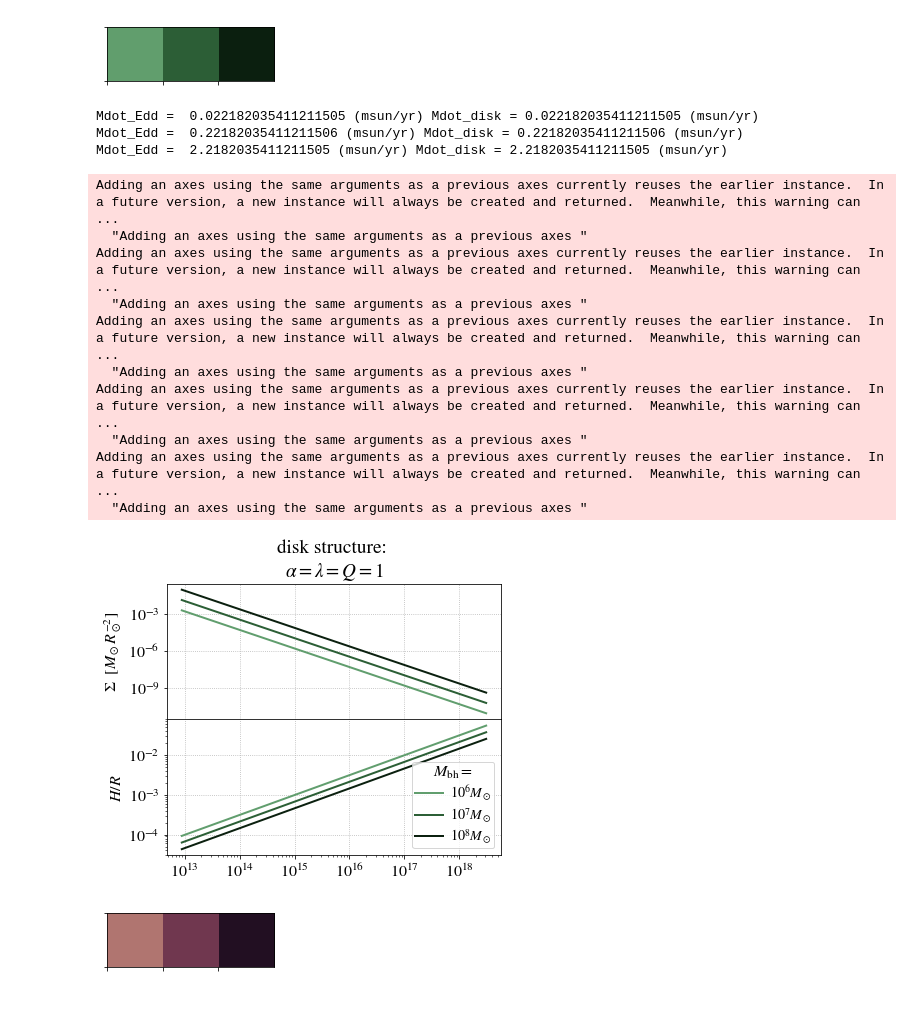
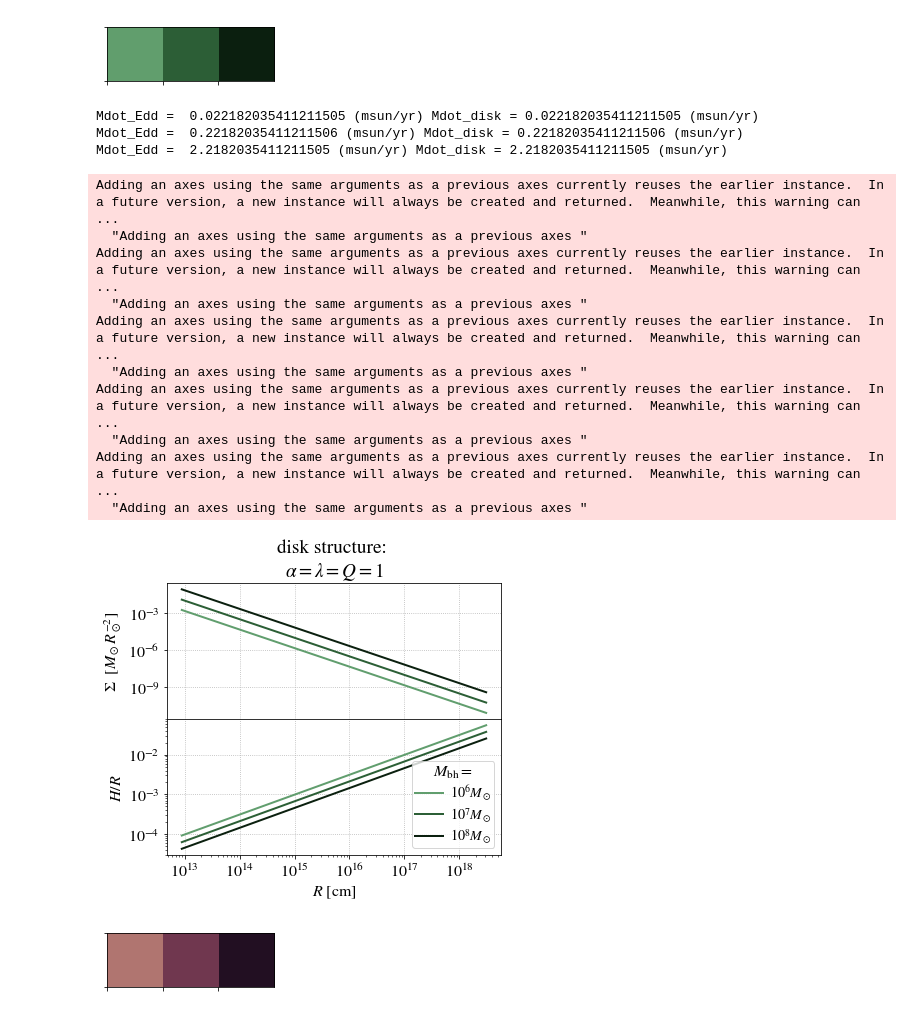
Before and after one commit to morganemacleod/NSC_dynamics, a Jupyter notebook: MacLeodLin2019/Star_Disk_Interaction_Paper_Figures.ipynb, the cells around one changed output. Cells and saved outputs as stored; diff of their text form; code cells hidden in the pictures.

```diff
--- a/MacLeodLin2019/Star_Disk_Interaction_Paper_Figures.ipynb
+++ b/MacLeodLin2019/Star_Disk_Interaction_Paper_Figures.ipynb
@@ -54,34 +54,35 @@ for i,Mbh in enumerate([1e6,1e7,1e8]):
     plt.ylabel("$\Sigma \ \ [M_\odot  R_\odot^{-2}]$")
 
     plt.subplot(212)
     plt.plot(r,d.h(r),color=myc[i],lw=2,label=labeltext[i])
     plt.loglog()
     plt.grid(ls=':')
     plt.ylabel("$H/R$")
+    plt.xlabel("$R$ [cm]")
     plt.legend(loc='lower right',title=r'$M_{\rm bh} = $',frameon=True)
 
 
 
 plt.subplots_adjust(hspace=0)
 plt.subplot(211)
 plt.title("disk structure: \n"+ r"$\alpha=\lambda=Q=1$")
 
 plt.savefig("../../disk_structure.pdf",bbox_inches='tight')
 # %% [output]
 Mdot_Edd =  0.022182035411211505 (msun/yr) Mdot_disk = 0.022182035411211505 (msun/yr)
 Mdot_Edd =  0.22182035411211506 (msun/yr) Mdot_disk = 0.22182035411211506 (msun/yr)
 Mdot_Edd =  2.2182035411211505 (msun/yr) Mdot_disk = 2.2182035411211505 (msun/yr)
 Adding an axes using the same arguments as a previous axes currently reuses the earlier instance.  In a future version, a new instance will always be created and returned.  Meanwhile, this warning can ...
   "Adding an axes using the same arguments as a previous axes "
 Adding an axes using the same arguments as a previous axes currently reuses the earlier instance.  In a future version, a new instance will always be created and returned.  Meanwhile, this warning can ...
   "Adding an axes using the same arguments as a previous axes "
 Adding an axes using the same arguments as a previous axes currently reuses the earlier instance.  In a future version, a new instance will always be created and returned.  Meanwhile, this warning can ...
   "Adding an axes using the same arguments as a previous axes "
 Adding an axes using the same arguments as a previous axes currently reuses the earlier instance.  In a future version, a new instance will always be created and returned.  Meanwhile, this warning can ...
   "Adding an axes using the same arguments as a previous axes "
 Adding an axes using the same arguments as a previous axes currently reuses the earlier instance.  In a future version, a new instance will always be created and returned.  Meanwhile, this warning can ...
   "Adding an axes using the same arguments as a previous axes "
-[figure, old version]
+[figure, new version]
 # %%
 def generate_random_elements(nsample):
     xx = np.random.normal(size=nsample)
```
